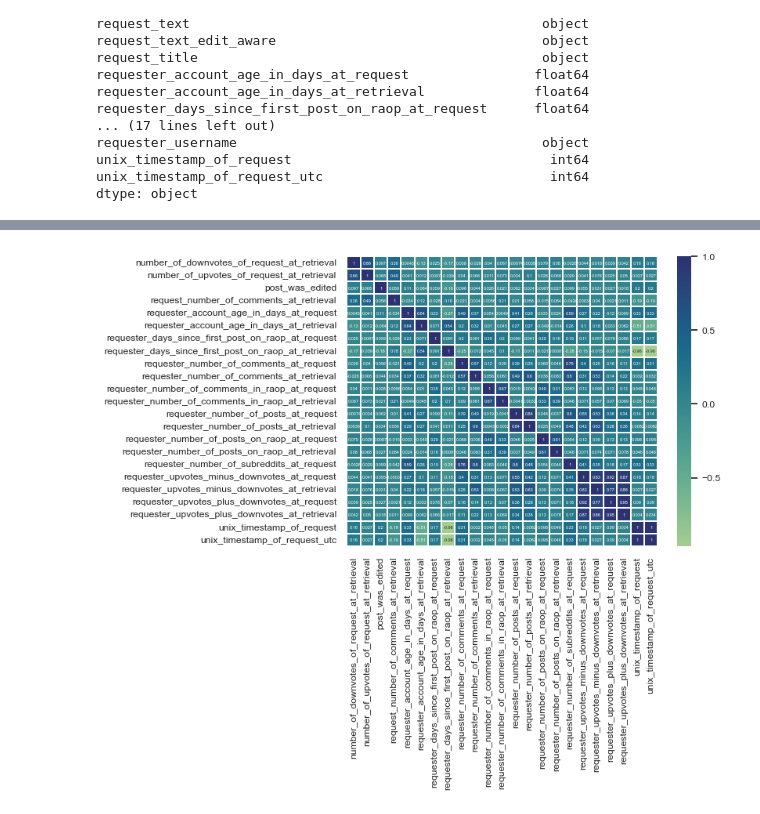
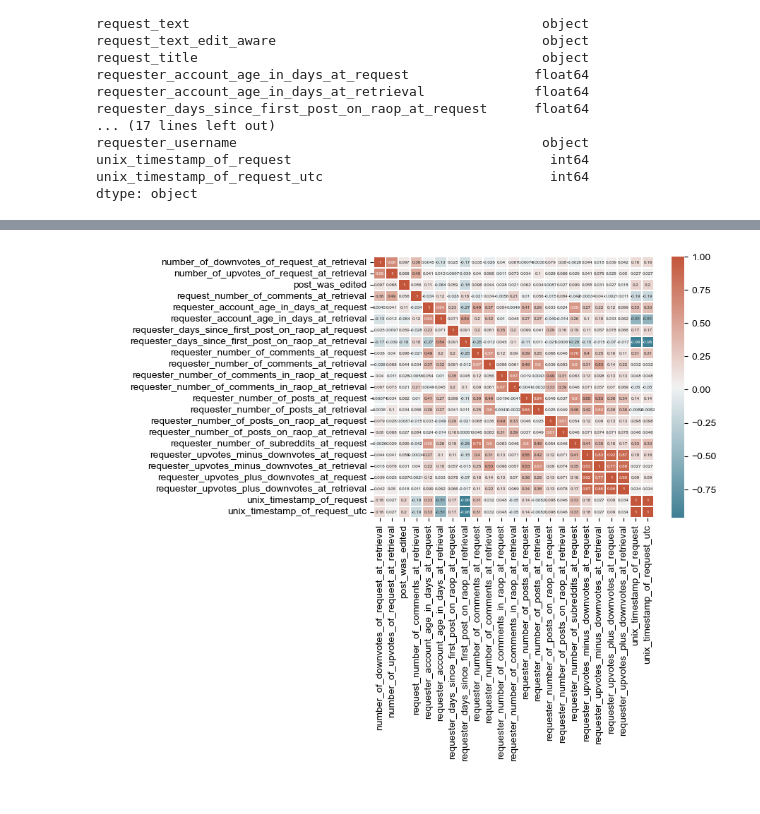
Before and after one commit to jaredfeldman/free_pizza, a Jupyter notebook: eda_jf.ipynb, the cells around one changed output, grey strips where cells are left out. Saved outputs shown, nothing was run; the diff lists cells and outputs as text; code cells hidden in the pictures.

```diff
--- a/eda_jf.ipynb
+++ b/eda_jf.ipynb
@@ -123,11 +146,11 @@ unix_timestamp_of_request_utc                                            1.00000
 # %%
 #matrix = df.corr().round(2)
 sns.heatmap(training_data_num_corr_matrix,
             annot=True,
-            cmap="crest",
+            cmap=sns.diverging_palette(220, 20, as_cmap=True),
             linewidths=0.1,
-            annot_kws={"fontsize":4})
-sns.set(font_scale=2)
+            annot_kws={"fontsize":4.5})
+sns.set(font_scale=1)
 plt.show()
 # %% [output]
-[figure, old version]
+[figure, new version]
```
Also changed, not shown: parts of 7 cells of this notebook, 1 other file.
